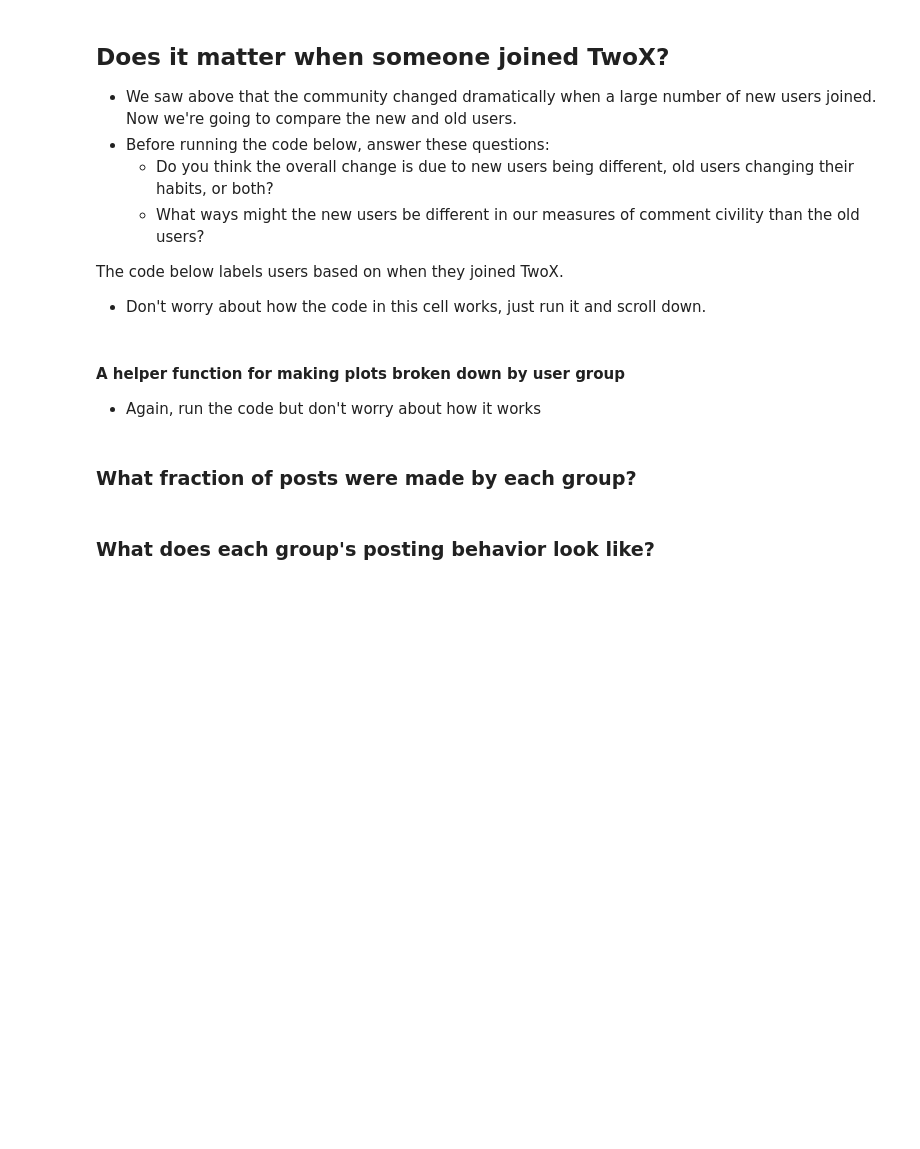
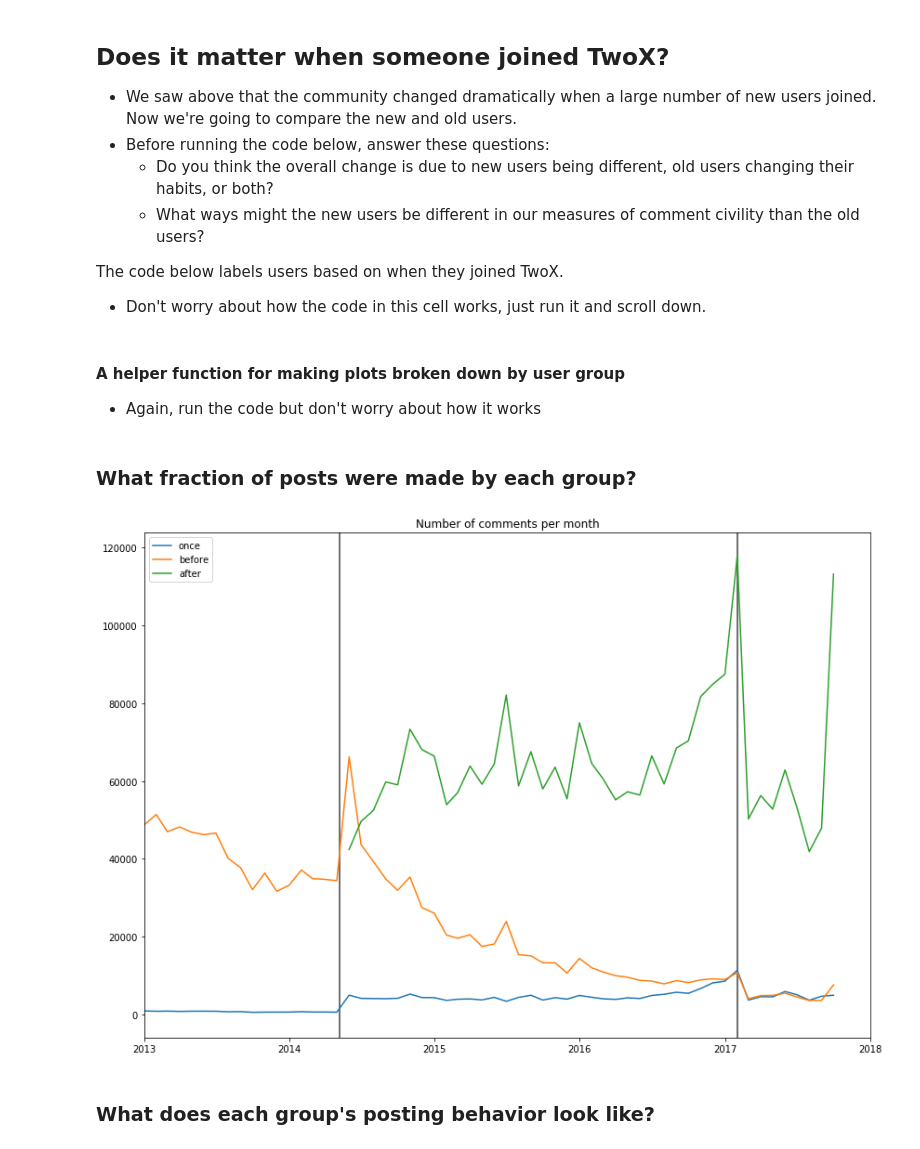
Before and after one commit to UM-CSS/CSSLabs-Community-Dynamics, a Jupyter notebook: 1_Evolution_of_Community_Norms.ipynb, the cells around one changed output. Drawn from its saved outputs; the diff is of its cells as text; code cells hidden in the pictures; blank space fills up the shorter version.

```diff
--- a/1_Evolution_of_Community_Norms.ipynb
+++ b/1_Evolution_of_Community_Norms.ipynb
@@ -188,7 +213,7 @@ del firsts
 def get_cohort(user):
     c = np.nan
     # these need to be in chronological order
-    cohorts = ['once', 'before', 'after', 'after_ban']
+    cohorts = ['once', 'before', 'after']#, 'after_ban']
     for co in cohorts:
         if user == '[deleted]':
             c = np.nan
@@ -263,9 +288,11 @@ def plot_users(grouped, column='id', title=None, top=None, bottom=None,
 ### What fraction of posts were made by each group?
 # %%
 plot_users(cohorts, column='id',
-           cohorts=['once', 'before', 'after', 'after_ban'],
+           cohorts=['once', 'before', 'after'],
            agg='count', years =[2013,2018],
            events=events)
+# %% [output]
+[figure, added]
 # %% [markdown]
 ### What does each group's posting behavior look like?
 # %%
```
Also changed, not shown: parts of 15 cells of this notebook, 1 other file.
